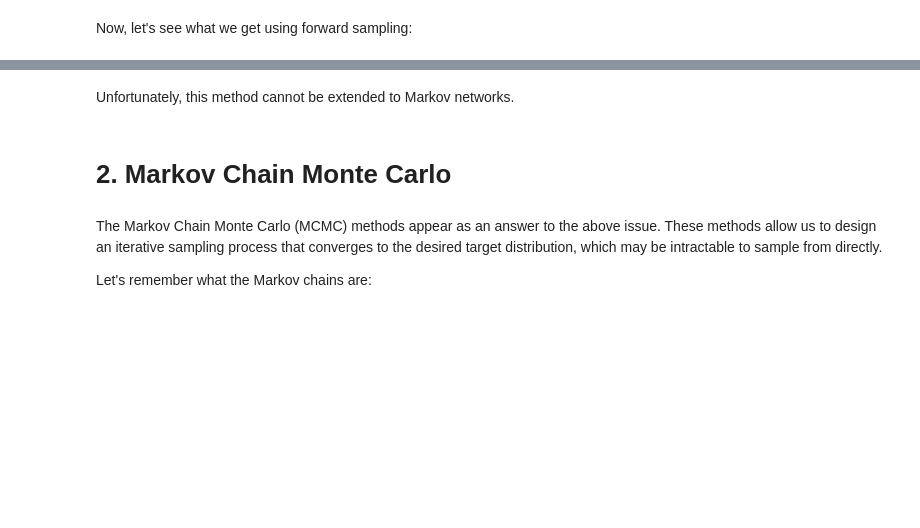
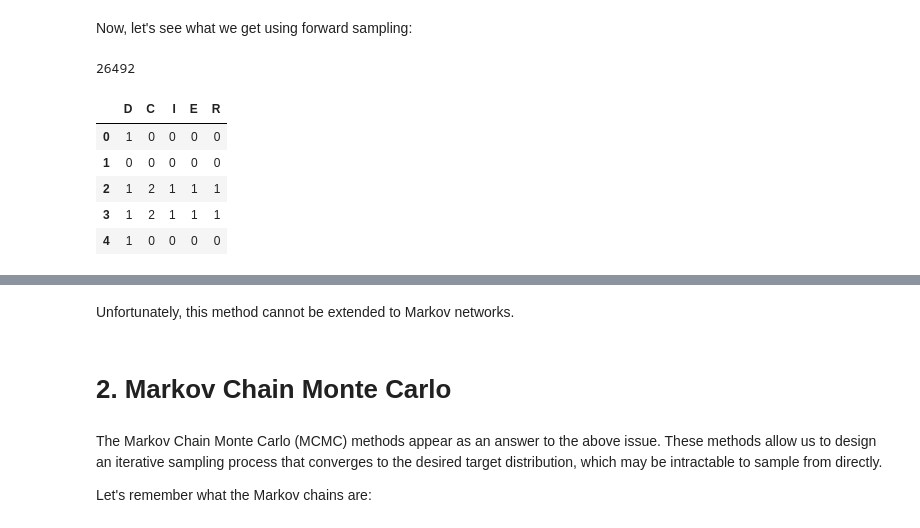
Before and after one commit to AdrianRamosDS/mgpo2021, a Jupyter notebook: Modulo2/Clase8/SamplingMethods.ipynb, the cells around one changed output, grey strips where cells are left out. Saved outputs shown, nothing was run; the diff lists cells and outputs as text; code cells hidden in the pictures; blank space fills up the shorter version.

```diff
--- a/Modulo2/Clase8/SamplingMethods.ipynb
+++ b/Modulo2/Clase8/SamplingMethods.ipynb
@@ -143,0 +157,6 @@ First, let's compute the exact inference:
+# %%
+# Definimos el esqueleto de la red mediante los arcos
+student_model = BayesianModel([('D', 'C'),
+                               ('I', 'C'),
+                               ('I', 'E'),
+                               ('C', 'R')])
@@ -156,2 +232,8 @@ Now, let's see what we get using forward sampling:
 # %%
 # Number of samples for error of 1% and confidence of 99%
+epsilon = 0.01
+delta = 0.01
+M = np.ceil(- 1 / (2 * epsilon**2) * np.log(delta / 2)).astype(int)
+M
+# %% [output]
+26492
@@ -158,2 +242,11 @@ Now, let's see what we get using forward sampling:
 # %%
 # Generate samples
+samples = sampling.forward_sample(size=100)
+samples.head()
+# %% [output]
+|  | D | C | I | E | R |
+| 0 | 1 | 0 | 0 | 0 | 0 |
+| 1 | 0 | 0 | 0 | 0 | 0 |
+| 2 | 1 | 2 | 1 | 1 | 1 |
+| 3 | 1 | 2 | 1 | 1 | 1 |
+| 4 | 1 | 0 | 0 | 0 | 0 |
```
Also changed, not shown: parts of 58 cells of this notebook, 1 other file.
